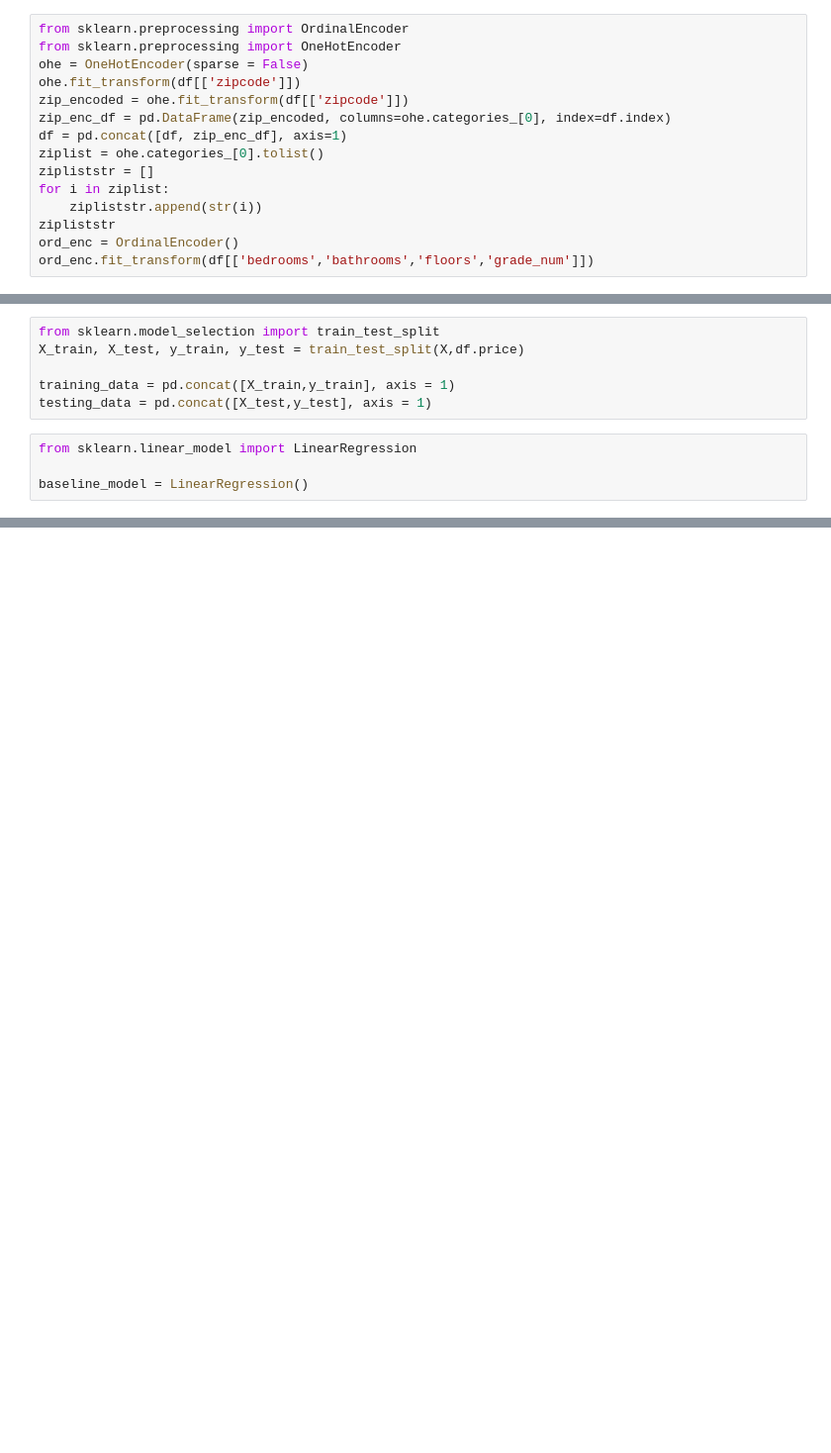
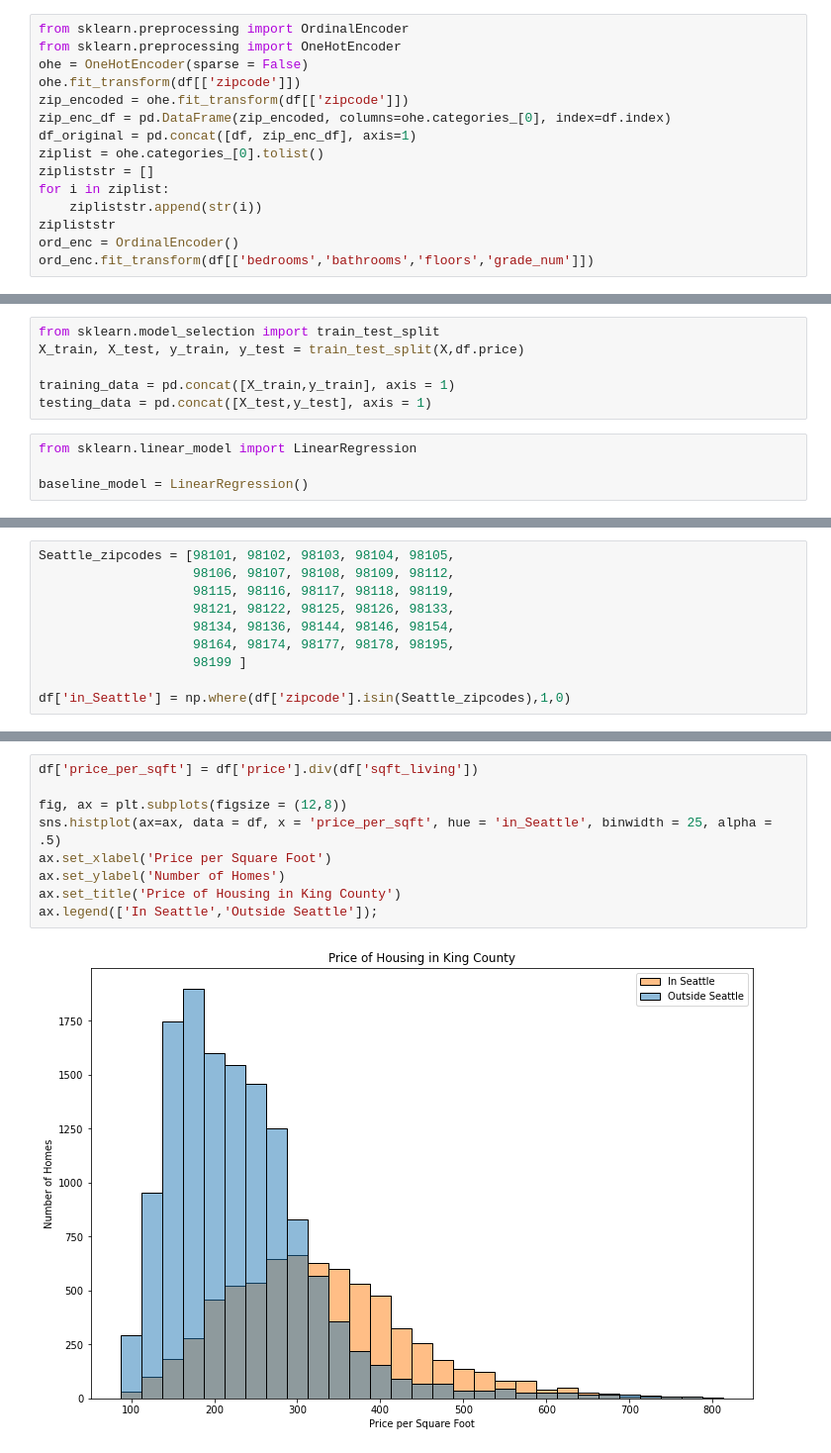
Before and after one commit to JulianWard147/phase_2_group_4, a Jupyter notebook: Main_notebook.ipynb, the cells around one changed output, grey strips where cells are left out. Shown: that part at 99% size. Saved outputs shown, nothing was run; the diff lists cells and outputs as text; blank space fills up the shorter version.

Commit message:
add in Seattle regression

```diff
--- a/Main_notebook.ipynb
+++ b/Main_notebook.ipynb
@@ -194,7 +180,7 @@ ohe = OneHotEncoder(sparse = False)
 ohe.fit_transform(df[['zipcode']])
 zip_encoded = ohe.fit_transform(df[['zipcode']])
 zip_enc_df = pd.DataFrame(zip_encoded, columns=ohe.categories_[0], index=df.index)
-df = pd.concat([df, zip_enc_df], axis=1)
+df_original = pd.concat([df, zip_enc_df], axis=1)
 ziplist = ohe.categories_[0].tolist()
 zipliststr = []
 for i in ziplist:
@@ -392,0 +323,10 @@ strong multicollinearity problems or that the design matrix is singular.
+# %%
+Seattle_zipcodes = [98101, 98102, 98103, 98104, 98105,
+                    98106, 98107, 98108, 98109, 98112,
+                    98115, 98116, 98117, 98118, 98119,
+                    98121, 98122, 98125, 98126, 98133,
+                    98134, 98136, 98144, 98146, 98154,
+                    98164, 98174, 98177, 98178, 98195,
+                    98199 ]
+
+df['in_Seattle'] = np.where(df['zipcode'].isin(Seattle_zipcodes),1,0)
@@ -392,0 +463,11 @@ strong multicollinearity problems or that the design matrix is singular.
+# %%
+df['price_per_sqft'] = df['price'].div(df['sqft_living'])
+
+fig, ax = plt.subplots(figsize = (12,8))
+sns.histplot(ax=ax, data = df, x = 'price_per_sqft', hue = 'in_Seattle', binwidth = 25, alpha = .5)
+ax.set_xlabel('Price per Square Foot')
+ax.set_ylabel('Number of Homes')
+ax.set_title('Price of Housing in King County')
+ax.legend(['In Seattle','Outside Seattle']);
+# %% [output]
+[figure, added]
```
Also changed, not shown: parts of 21 cells of this notebook, 1 other file.
